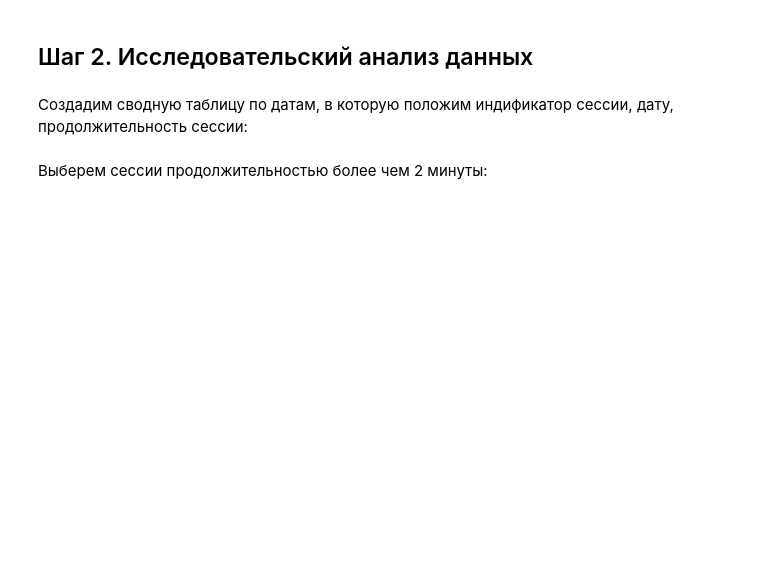
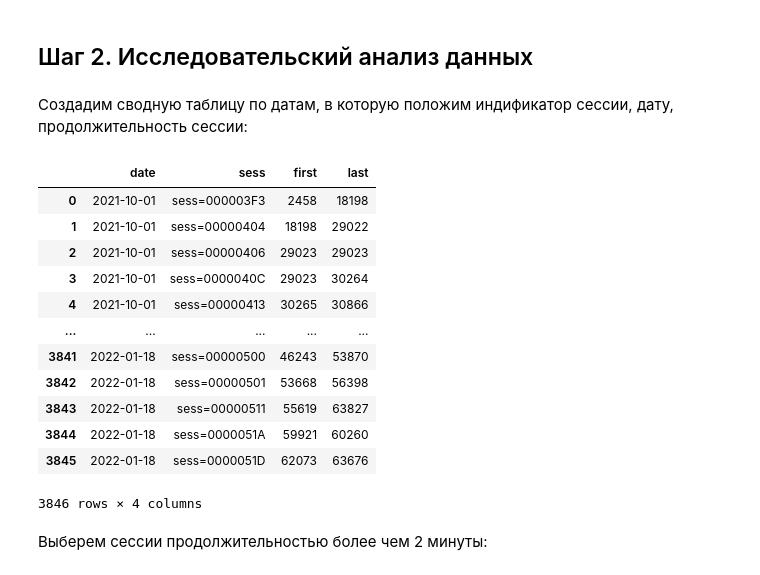
Before and after one commit to klipbn/klip_study, a Jupyter notebook: determining_number_licenses_lodsman/determining_number_licenses_lodsman.ipynb, the cells around one changed output. Saved outputs shown, nothing was run; the diff lists cells and outputs as text; code cells hidden in the pictures; blank space fills up the shorter version.

```diff
--- a/determining_number_licenses_lodsman/determining_number_licenses_lodsman.ipynb
+++ b/determining_number_licenses_lodsman/determining_number_licenses_lodsman.ipynb
@@ -243,3 +278,19 @@ df_group_sess = df.pivot_table(index=['sess', 'date'], values='duration', aggfun
+# %%
+df_group_sess
+# %% [output]
+|  | date | sess | first | last |
+| 0 | 2021-10-01 | sess=000003F3 | 2458 | 18198 |
+| 1 | 2021-10-01 | sess=00000404 | 18198 | 29022 |
+| 2 | 2021-10-01 | sess=00000406 | 29023 | 29023 |
+| 3 | 2021-10-01 | sess=0000040C | 29023 | 30264 |
+| 4 | 2021-10-01 | sess=00000413 | 30265 | 30866 |
+| ... | ... | ... | ... | ... |
+| 3841 | 2022-01-18 | sess=00000500 | 46243 | 53870 |
+| 3842 | 2022-01-18 | sess=00000501 | 53668 | 56398 |
+| 3843 | 2022-01-18 | sess=00000511 | 55619 | 63827 |
+| 3844 | 2022-01-18 | sess=0000051A | 59921 | 60260 |
+| 3845 | 2022-01-18 | sess=0000051D | 62073 | 63676 |
+3846 rows × 4 columns
 # %%
 df_group_sess['duration'] = df_group_sess['last'] - df_group_sess['first']
 # %% [markdown]
```
Also changed, not shown: parts of 21 cells of this notebook.
